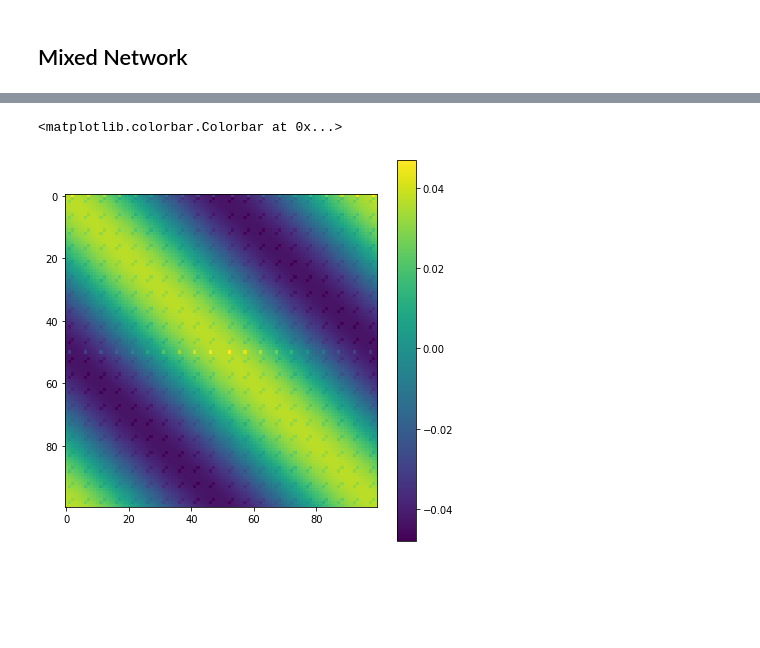
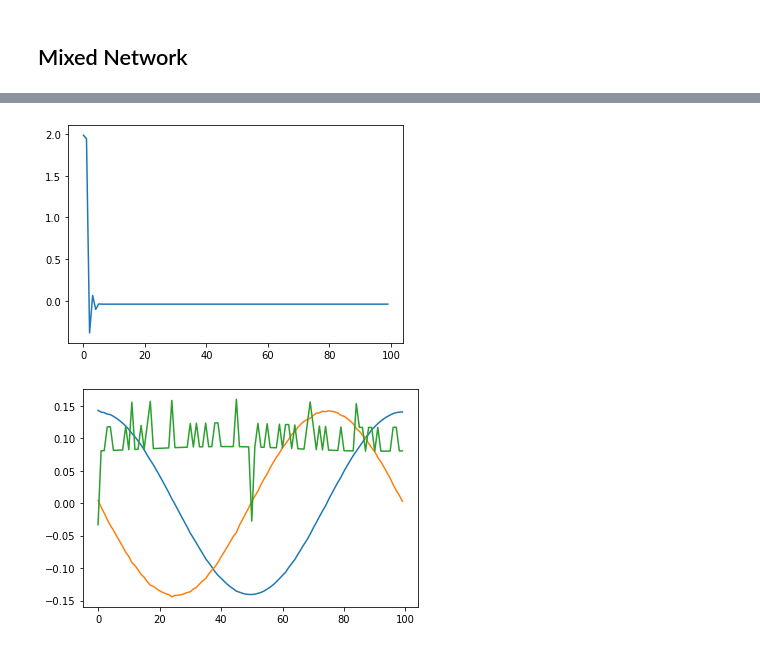
Before and after one commit to chingf/hf-memory-model, a Jupyter notebook: 01-17-run-network.ipynb, the cells around one changed output, grey strips where cells are left out. Drawn from its saved outputs; the diff is of its cells as text; code cells hidden in the pictures; blank space fills up the shorter version.

```diff
--- a/01-17-run-network.ipynb
+++ b/01-17-run-network.ipynb
@@ -51,10 +38,3 @@ plotmaker.plot_main(
-# %%
-plt.figure(figsize=(7,7))
-plt.imshow(network.J)
-plt.colorbar()
-# %% [output]
-<matplotlib.colorbar.Colorbar at 0x...>
-[figure, removed]
 # %%
 def _make_ring(network):
     for context in range(2):
@@ -81,12 +61,14 @@ origJ = network.J
 # %%
 with open('network.p', 'rb') as f:
     network = pickle.load(f)
 w, v = np.linalg.eig(network.J)
-# plt.figure()
-# plt.plot(w)
-# plt.figure()
-# plt.plot(v[:,0]*w[0])
-# plt.plot(v[:,1]*w[1])
-# plt.plot(v[:,0]*w[0] + v[:,1]*w[1])
+plt.figure()
+plt.plot(w)
+plt.figure()
+for i in range(3):
+    plt.plot(v[:,i])
+# %% [output]
+[figure, added]
+[figure, added]
 # %%
 x = np.zeros(100)
```
Also changed, not shown: parts of 8 cells of this notebook, 4 other files.
